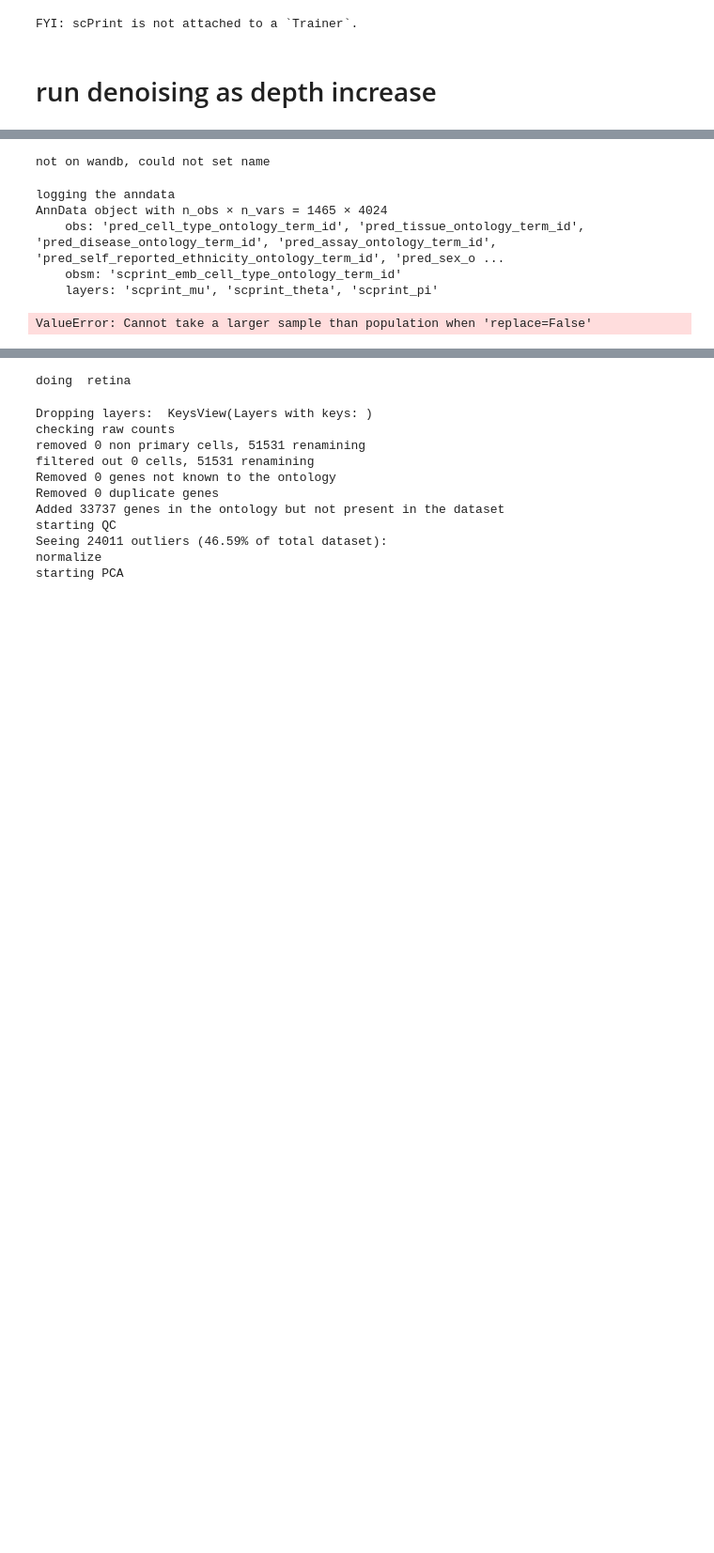
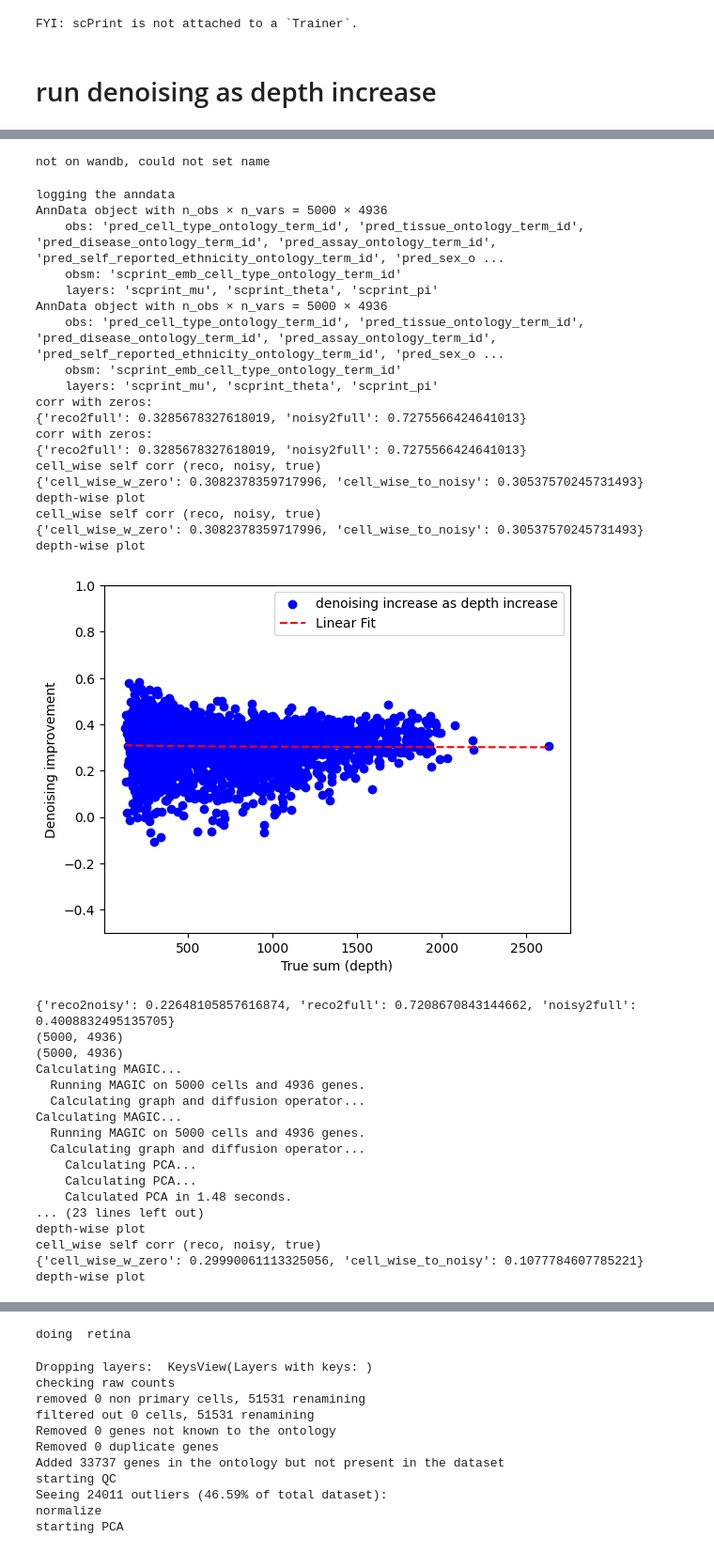
Before and after one commit to cantinilab/scPRINT, a Jupyter notebook: notebooks/scPRINT-2-repro-notebooks/denoising_V2.ipynb, the cells around one changed output, grey strips where cells are left out. Shown at 94% size. Drawn from its saved outputs; the diff is of its cells as text; code cells hidden in the pictures; blank space fills up the shorter version.

```diff
--- a/notebooks/scPRINT-2-repro-notebooks/denoising_V2.ipynb
+++ b/notebooks/scPRINT-2-repro-notebooks/denoising_V2.ipynb
@@ -61,11 +60,12 @@ FYI: scPrint is not attached to a `Trainer`.
 # 2025-02-25/h5ad/Velocyto/Homo_sapiens/SRX22526970.h5ad
 # /pasteur/appa/scratch/jkalfon/scprint2/.lamindb/Q1fKksCKtOAgigiT0001.h5ad
 # %%
-LOC = "/pasteur/appa/scratch/jkalfon/data/spcrint_data/"#"../../data/temp/"  #
+LOC = "/pasteur/appa/scratch/jkalfon/data/spcrint_data/temp/"#"../../data/temp/"  #
 
 datasets = {
     "retina": "https://datasets.cellxgene.cziscience.com/53bd4177-79c6-40c8-b84d-ff300dcf1b5b.h5ad",  # gNNpgpo6gATjuxTE7CCp
     "kidney": "https://datasets.cellxgene.cziscience.com/01bc7039-961f-4c24-b407-d535a2a7ba2c.h5ad",
+    "pancreas": "https://figshare.com/ndownloader/files/24539828",
     "intestine": "https://datasets.cellxgene.cziscience.com/d9a99b4a-3755-47c4-8eb5-09821ffbde17.h5ad",  # R4ZHoQegxXdSFNFY5LGe in my case # R4ZHoQegxXdSFNFYMaIQ
     "glio_smart_highdepth": "https://datasets.cellxgene.cziscience.com/6ec440b4-542a-4022-ac01-56f812e25593.h5ad",  # s8x0Idi587LQtXCo0Pif
     "lung_smart": "https://datasets.cellxgene.cziscience.com/6ebba0e0-a159-406f-8095-451115673a2c.h5ad",
@@ -80,0 +77,2 @@ min(5_000, adata.shape[0])
+# %%
+adata = sc.read(LOC + "SRX24486462" + ".h5ad", backup_url=datasets["intestine"])
@@ -81,12 +87,19 @@ min(5_000, adata.shape[0])
 # %%
-for name, url in {"intestine": "https://datasets.cellxgene.cziscience.com/d9a99b4a-3755-47c4-8eb5-09821ffbde17.h5ad"}.items():
+res = {}
+for name, url in {"pancreas": "https://figshare.com/ndownloader/files/24539828",}.items():
     print("doing ", name)
 
     adata = sc.read(LOC + name + ".h5ad", backup_url=url)
+    if "organism_ontology_term_id" not in adata.obs.columns.tolist():
+        adata.obs["organism_ontology_term_id"] = "NCBITaxon:9606"  # assuming human if not specified
+        is_symbol = True
+    else:
+        is_symbol = False
     max_len = 3000 if (adata.X > 0).sum(1).mean() < 2_000 else 5000
     preprocessor = Preprocessor(
         force_preprocess=True,
         skip_validate=True,
+        is_symbol=is_symbol,
         # drop_non_primary=False,
         do_postp=model.expr_emb_style == "metacell",
     )
@@ -136,7 +149,7 @@ for name, url in {"intestine": "https://datasets.cellxgene.cziscience.com/d9a99b
         "reco2full": corr_coef[0, 2],
         "noisy2full": corr_coef[1, 2],
     }
-    if reco.shape[0] <= 3000:
+    if reco.shape[0] >= 3000:
         indices = np.random.choice(reco.shape[0], 3000, replace=False)
         reco = reco[indices]
         noisy = noisy[indices]
@@ -209,7 +223,38 @@ working on 4024 accepted genes
 not on wandb, could not set name
 logging the anndata
-AnnData object with n_obs × n_vars = 1465 × 4024
+AnnData object with n_obs × n_vars = 5000 × 4936
     obs: 'pred_cell_type_ontology_term_id', 'pred_tissue_ontology_term_id', 'pred_disease_ontology_term_id', 'pred_assay_ontology_term_id', 'pred_self_reported_ethnicity_ontology_term_id', 'pred_sex_o ...
     obsm: 'scprint_emb_cell_type_ontology_term_id'
     layers: 'scprint_mu', 'scprint_theta', 'scprint_pi'
+AnnData object with n_obs × n_vars = 5000 × 4936
+    obs: 'pred_cell_type_ontology_term_id', 'pred_tissue_ontology_term_id', 'pred_disease_ontology_term_id', 'pred_assay_ontology_term_id', 'pred_self_reported_ethnicity_ontology_term_id', 'pred_sex_o ...
+    obsm: 'scprint_emb_cell_type_ontology_term_id'
+    layers: 'scprint_mu', 'scprint_theta', 'scprint_pi'
+corr with zeros:
+{'reco2full': 0.3285678327618019, 'noisy2full': 0.7275566424641013}
+corr with zeros:
+{'reco2full': 0.3285678327618019, 'noisy2full': 0.7275566424641013}
+cell_wise self corr (reco, noisy, true)
+{'cell_wise_w_zero': 0.3082378359717996, 'cell_wise_to_noisy': 0.30537570245731493}
+depth-wise plot
+cell_wise self corr (reco, noisy, true)
+{'cell_wise_w_zero': 0.3082378359717996, 'cell_wise_to_noisy': 0.30537570245731493}
+depth-wise plot
+[figure, added]
-ValueError: Cannot take a larger sample than population when 'replace=False'
+{'reco2noisy': 0.22648105857616874, 'reco2full': 0.7208670843144662, 'noisy2full': 0.4008832495135705}
+(5000, 4936)
+(5000, 4936)
+Calculating MAGIC...
+  Running MAGIC on 5000 cells and 4936 genes.
+  Calculating graph and diffusion operator...
+Calculating MAGIC...
+  Running MAGIC on 5000 cells and 4936 genes.
+  Calculating graph and diffusion operator...
+    Calculating PCA...
+    Calculating PCA...
+    Calculated PCA in 1.48 seconds.
+... (23 lines left out)
+depth-wise plot
+cell_wise self corr (reco, noisy, true)
+{'cell_wise_w_zero': 0.29990061113325056, 'cell_wise_to_noisy': 0.1077784607785221}
+depth-wise plot
```
Also changed, not shown: parts of 8 cells of this notebook, 13 other files.
